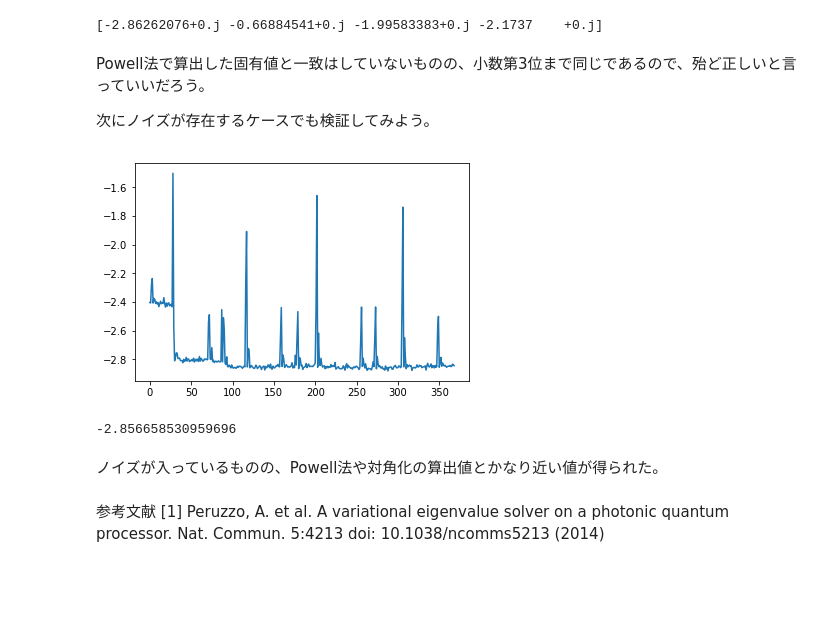
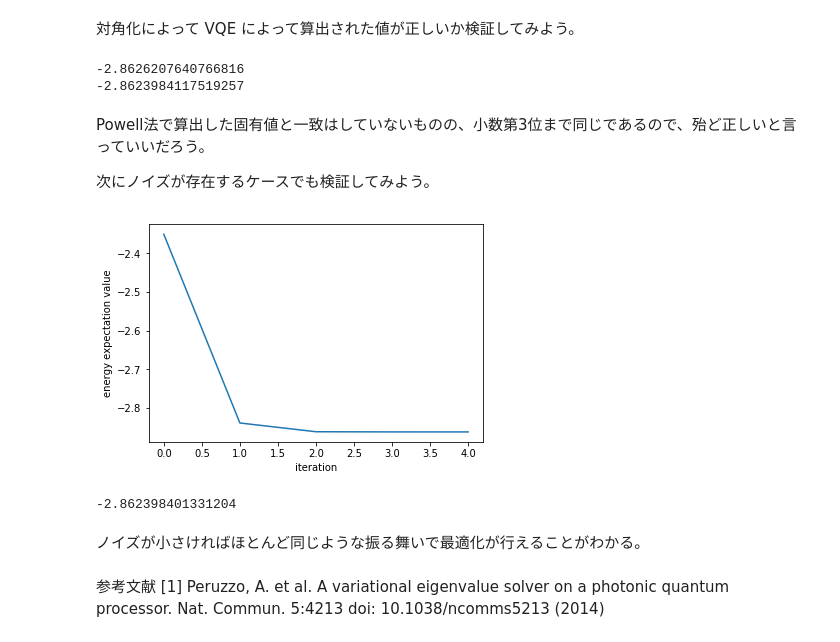
Before and after one commit to qulacs/quantum-native-dojo, a Jupyter notebook: notebooks/5.1_VQE.ipynb, the cells around one changed output. Cells and saved outputs as stored; diff of their text form; code cells hidden in the pictures; blank space fills up the shorter version.

```diff
--- a/notebooks/5.1_VQE.ipynb
+++ b/notebooks/5.1_VQE.ipynb
@@ -37,5 +51,6 @@ $\langle\psi(\theta)|H|\psi(\theta)\rangle$が最小の値をとるまで1-2を
 # %%
 import numpy as np
+nqubits = 2
 #パウリ演算子を準備する。
 pI = np.array([[1+0.0j,0+0.0j],[0+0.0j,1+0.0j]])
 pX = np.array([[0+0.0j,1+0.0j],[1+0.0j,0+0.0j]])
@@ -173,0 +147,23 @@ print(res.fun)
+# %%
+import scipy.optimize
+import matplotlib.pyplot as plt
+
+def cost(phi):
+    return ExpectVal(M, TwoQubitPQC(phi))
+
+cost_val = [] #コスト関数の変化を保存するための関数
+
+#この関数がiteration ごとに呼ばれる。
+def callback(phi):
+    global cost_val
+    cost_val.append(cost(phi))
+
+init = np.random.rand(n_param)
+callback(init)
+res = scipy.optimize.minimize(cost, init,
+                              options=opt, method='Powell',
+                              callback=callback)
+plt.plot(cost_val)
+plt.xlabel("iteration")
+plt.ylabel("energy expectation value")
+plt.show()
@@ -174,33 +172,41 @@ print(res.fun)
+# %% [markdown]
+対角化によって VQE によって算出された値が正しいか検証してみよう。
 # %%
 import scipy.linalg
-l, P = scipy.linalg.eig( M )
-v = np.transpose(P)
-print(l) # 固有値
-#print(v) # 固有ベクトル
+l, P = scipy.linalg.eigh(M)
+print(l[0]) #最小固有値
+print(cost(res.x)) #VQEの結果
 # %% [output]
-[-2.86262076+0.j -0.66884541+0.j -1.99583383+0.j -2.1737    +0.j]
+-2.8626207640766816
+-2.8623984117519257
 # %% [markdown]
 Powell法で算出した固有値と一致はしていないものの、小数第3位まで同じであるので、殆ど正しいと言っていいだろう。
 
 次にノイズが存在するケースでも検証してみよう。
 # %%
-def cost_func_HHe_noise(phi):
+def cost(phi):
+    return ExpectVal(M,TwoQubitPQC(phi))+np.random.normal(0,0.01)
+
+def callback(phi):
     global cost_val
-    tmp = ExpectVal(M,TwoQubitPQC(phi))+np.random.normal(0,0.01)
-    cost_val.append(tmp)
-    return tmp
+    cost_val.append(cost(phi))
 # %%
 cost_val=[] # コスト関数の履歴
-opt = {"maxiter": 100}
-res = scipy.optimize.minimize(cost_func_HHe_noise,[np.random.rand() for i in range(6)],options=opt,method='Powell')
+init = np.random.rand(6)
+callback(init)
+res = scipy.optimize.minimize(cost, init,
+                              options=opt, method='Powell',
+                              callback=callback)
 plt.plot(cost_val)
+plt.xlabel("iteration")
+plt.ylabel("energy expectation value")
 plt.show()
-print(res.fun)
+print(cost(res.x))
 # %% [output]
-[figure, old version]
+[figure, new version]
--2.856658530959696
+-2.862398401331204
-# %% [markdown]
-ノイズが入っているものの、Powell法や対角化の算出値とかなり近い値が得られた。
+# %% [markdown]
+ノイズが小さければほとんど同じような振る舞いで最適化が行えることがわかる。
 # %% [markdown]
 参考文献
 [1] Peruzzo, A. et al. A variational eigenvalue solver on a photonic quantum processor. Nat. Commun. 5:4213 doi: 10.1038/ncomms5213 (2014)
```
Also changed, not shown: parts of 25 cells of this notebook, 2 other files.
